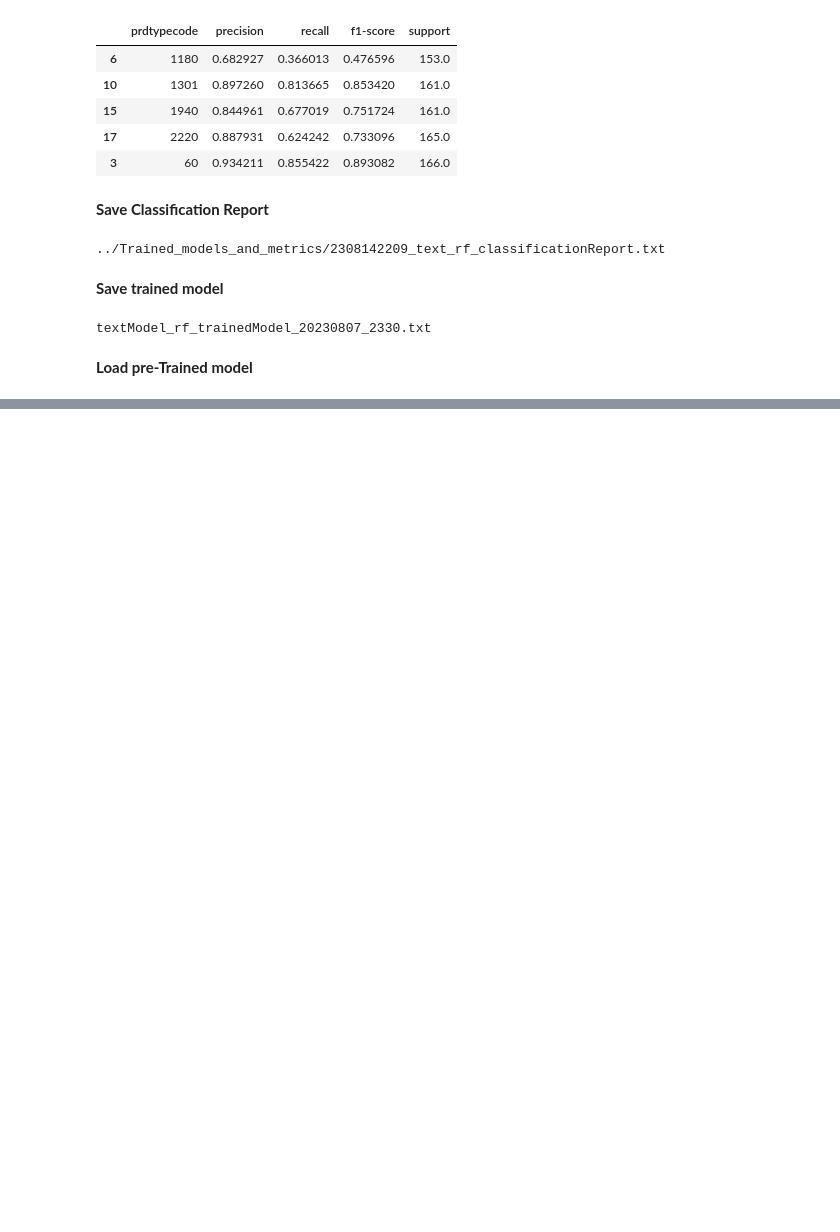
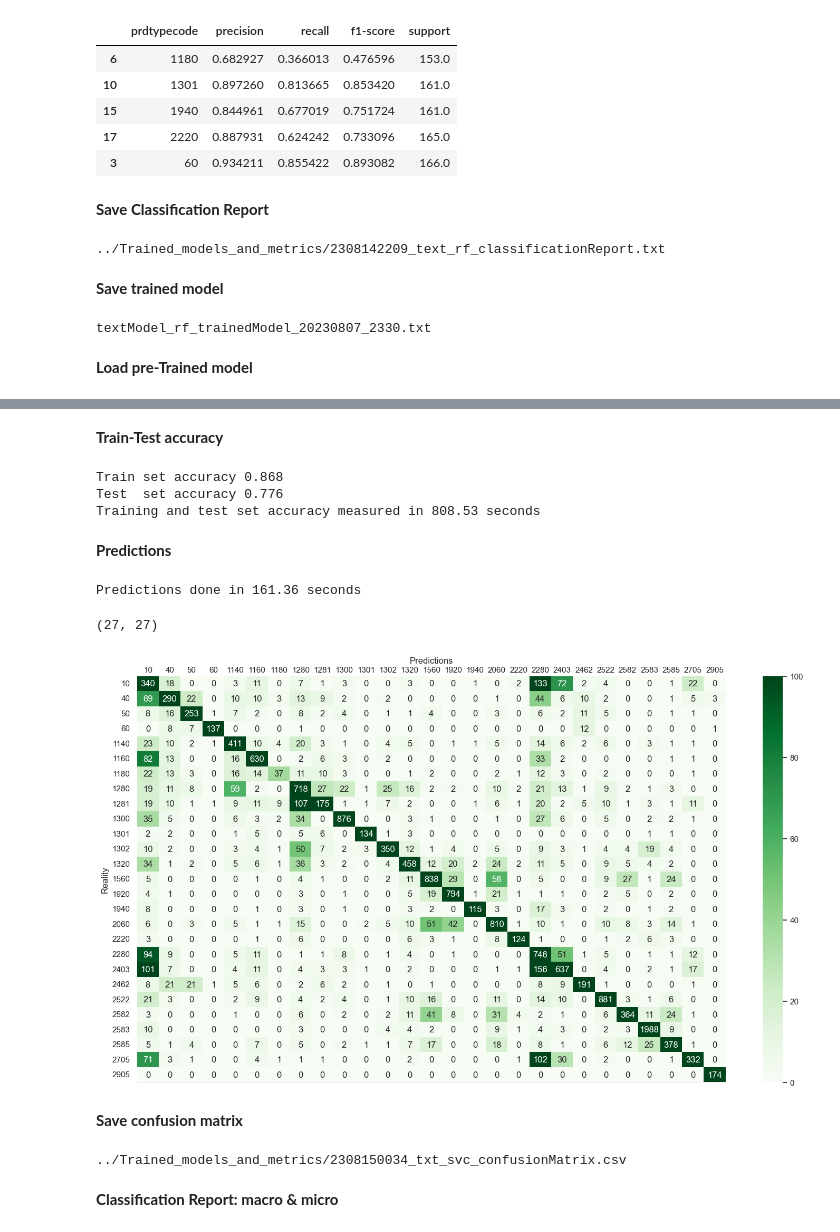
Before and after one commit to RamiroHR/Multimodal-Data-Product-Classification-Model, a Jupyter notebook: Text_Base_Models.ipynb, the cells around one changed output, grey strips where cells are left out. Drawn from its saved outputs; the diff is of its cells as text; code cells hidden in the pictures; blank space fills up the shorter version.

```diff
--- a/Text_Base_Models.ipynb
+++ b/Text_Base_Models.ipynb
@@ -43,8 +43,8 @@ training_path = '../Trained_models_and_metrics/'
 # %%
 # df_X_train = pd.read_csv(splitting_path + '2308141811_df_X_train.csv', index_col = 0, header = 0)
 # df_X_test = pd.read_csv(splitting_path + '2308141811_df_X_test.csv', index_col = 0, header = 0)
-df_y_train = pd.read_csv(splitting_path + '2308141811_df_y_train.csv', index_col = 0, header = 0)
-df_y_test = pd.read_csv(splitting_path + '2308141811_df_y_test.csv', index_col = 0, header = 0)
+# df_y_train = pd.read_csv(splitting_path + '2308141811_df_y_train.csv', index_col = 0, header = 0)
+# df_y_test = pd.read_csv(splitting_path + '2308141811_df_y_test.csv', index_col = 0, header = 0)
 # %%
 # print(df_X_train.index)
 # df_X_train.head()
@@ -461,0 +493,66 @@ if export:
+# %% [markdown]
+**Train-Test accuracy**
+# %%
+t0 = time.time()
+
+svc_accuracy_train = svc_clf.score(X_train, y_train)
+svc_accuracy_test = svc_clf.score(X_test, y_test)
+
+# svc_accuracy_train = grid_svc.score(X_train, y_train)
+# svc_accuracy_test = grid_svc.score(X_test, y_test)
+
+print("Train set accuracy %0.3f" % svc_accuracy_train)
+print("Test  set accuracy %0.3f" % svc_accuracy_test)
+
+t1 = time.time()
+print("Training and test set accuracy measured in %0.2f seconds" %((t1-t0) ) )
+# %% [output]
+Train set accuracy 0.868
+Test  set accuracy 0.776
+Training and test set accuracy measured in 808.53 seconds
+# %% [markdown]
+**Predictions**
+# %%
+t0 = time.time()
+
+y_pred = svc_clf.predict(X_test)
+# y_pred = grid_rf_px.predict(X_test)
+
+t1 = time.time()
+print("Predictions done in %0.2f seconds" %((t1-t0) ) )
+# %% [output]
+Predictions done in 161.36 seconds
+# %%
+categories = product_class['prdtypecode'].tolist()
+
+yy_pred = pd.Categorical(y_pred, categories = categories)
+yy_test = pd.Categorical(y_test, categories = categories)
+
+cm = pd.crosstab(yy_test, yy_pred, rownames=['Reality'], colnames=['Predictions'], dropna = False)
+# %%
+print(cm.shape)
+
+fig, ax = plt.subplots(figsize = (18,10))
+sns.heatmap(cm, annot = True, ax=ax, cmap='Greens', fmt ='d', vmin = 0, vmax = 100)
+
+ax.xaxis.set_ticks_position('top')
+ax.xaxis.set_tick_params(length = 0)
+ax.xaxis.set_label_position('top')
+# %% [output]
+(27, 27)
+[figure, added]
+# %% [markdown]
+**Save confusion matrix**
+# %%
+export = True
+
+if export:
+    filename = training_path + model_date_time + '_txt_svc' + '_confusionMatrix.csv'
+
+    with open(filename, 'w') as file:
+        cm.to_csv(filename, header = True, index = True)
+        print(filename)
+# %% [output]
+../Trained_models_and_metrics/2308150034_txt_svc_confusionMatrix.csv
+# %% [markdown]
+**Classification Report: macro & micro**
```
Also changed, not shown: parts of 53 cells of this notebook.
